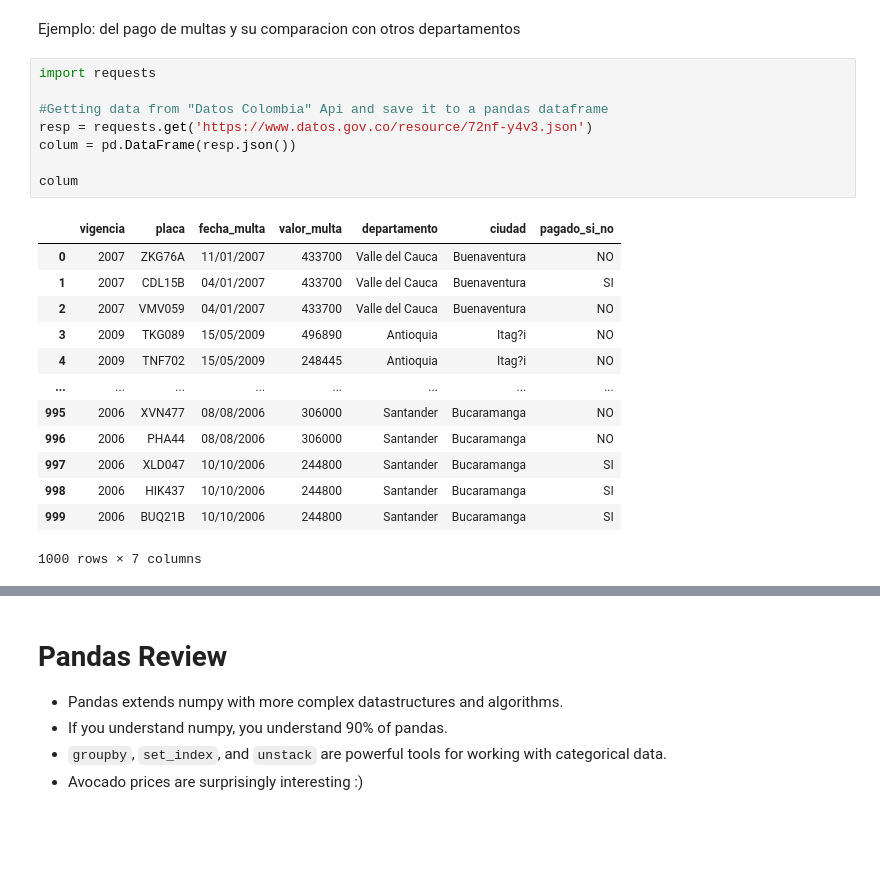
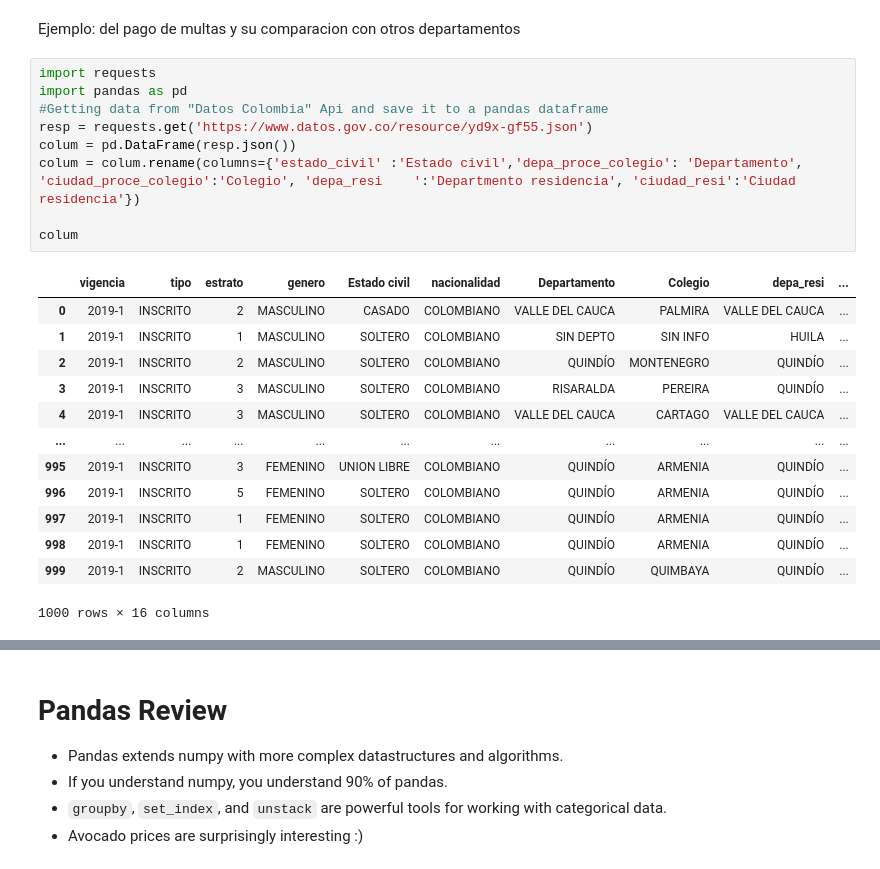
Before and after one commit to ycaparicioa/AlgorithmsUN2023I, a Jupyter notebook: Lab2/ycaparicioa_Lab2.ipynb, the cells around one changed output, grey strips where cells are left out. Saved outputs shown, nothing was run; the diff lists cells and outputs as text; blank space fills up the shorter version.

```diff
--- a/Lab2/ycaparicioa_Lab2.ipynb
+++ b/Lab2/ycaparicioa_Lab2.ipynb
@@ -2042,23 +2042,24 @@ ax.set_xticklabels(ax.get_xticklabels(), rotation=45);
 Ejemplo: del pago de multas y su comparacion con otros departamentos
 # %%
 import requests
-
+import pandas as pd
 #Getting data from "Datos Colombia" Api and save it to a pandas dataframe
-resp = requests.get('https://www.datos.gov.co/resource/72nf-y4v3.json')
+resp = requests.get('https://www.datos.gov.co/resource/yd9x-gf55.json')
 colum = pd.DataFrame(resp.json())
+colum = colum.rename(columns={'estado_civil' :'Estado civil','depa_proce_colegio': 'Departamento', 'ciudad_proce_colegio':'Colegio', 'depa_resi	':'Departmento residencia', 'ciudad_resi':'Ciudad residencia'})
 
 colum
 # %% [output]
-|  | vigencia | placa | fecha_multa | valor_multa | departamento | ciudad | pagado_si_no |
-| 0 | 2007 | ZKG76A | 11/01/2007 | 433700 | Valle del Cauca | Buenaventura | NO |
-| 1 | 2007 | CDL15B | 04/01/2007 | 433700 | Valle del Cauca | Buenaventura | SI |
-| 2 | 2007 | VMV059 | 04/01/2007 | 433700 | Valle del Cauca | Buenaventura | NO |
-| 3 | 2009 | TKG089 | 15/05/2009 | 496890 | Antioquia | Itag?i | NO |
-| 4 | 2009 | TNF702 | 15/05/2009 | 248445 | Antioquia | Itag?i | NO |
-| ... | ... | ... | ... | ... | ... | ... | ... |
-| 995 | 2006 | XVN477 | 08/08/2006 | 306000 | Santander | Bucaramanga | NO |
-| 996 | 2006 | PHA44 | 08/08/2006 | 306000 | Santander | Bucaramanga | NO |
-| 997 | 2006 | XLD047 | 10/10/2006 | 244800 | Santander | Bucaramanga | SI |
-| 998 | 2006 | HIK437 | 10/10/2006 | 244800 | Santander | Bucaramanga | SI |
-| 999 | 2006 | BUQ21B | 10/10/2006 | 244800 | Santander | Bucaramanga | SI |
+|  | vigencia | tipo | estrato | genero | Estado civil | nacionalidad | Departamento | Colegio | depa_resi | ... |
+| 0 | 2019-1 | INSCRITO | 2 | MASCULINO | CASADO | COLOMBIANO | VALLE DEL CAUCA | PALMIRA | VALLE DEL CAUCA | ... |
+| 1 | 2019-1 | INSCRITO | 1 | MASCULINO | SOLTERO | COLOMBIANO | SIN DEPTO | SIN INFO | HUILA | ... |
+| 2 | 2019-1 | INSCRITO | 2 | MASCULINO | SOLTERO | COLOMBIANO | QUINDÍO | MONTENEGRO | QUINDÍO | ... |
+| 3 | 2019-1 | INSCRITO | 3 | MASCULINO | SOLTERO | COLOMBIANO | RISARALDA | PEREIRA | QUINDÍO | ... |
+| 4 | 2019-1 | INSCRITO | 3 | MASCULINO | SOLTERO | COLOMBIANO | VALLE DEL CAUCA | CARTAGO | VALLE DEL CAUCA | ... |
+| ... | ... | ... | ... | ... | ... | ... | ... | ... | ... | ... |
+| 995 | 2019-1 | INSCRITO | 3 | FEMENINO | UNION LIBRE | COLOMBIANO | QUINDÍO | ARMENIA | QUINDÍO | ... |
+| 996 | 2019-1 | INSCRITO | 5 | FEMENINO | SOLTERO | COLOMBIANO | QUINDÍO | ARMENIA | QUINDÍO | ... |
+| 997 | 2019-1 | INSCRITO | 1 | FEMENINO | SOLTERO | COLOMBIANO | QUINDÍO | ARMENIA | QUINDÍO | ... |
+| 998 | 2019-1 | INSCRITO | 1 | FEMENINO | SOLTERO | COLOMBIANO | QUINDÍO | ARMENIA | QUINDÍO | ... |
+| 999 | 2019-1 | INSCRITO | 2 | MASCULINO | SOLTERO | COLOMBIANO | QUINDÍO | QUIMBAYA | QUINDÍO | ... |
-1000 rows × 7 columns
+1000 rows × 16 columns
```
Also changed, not shown: parts of 10 cells of this notebook.
